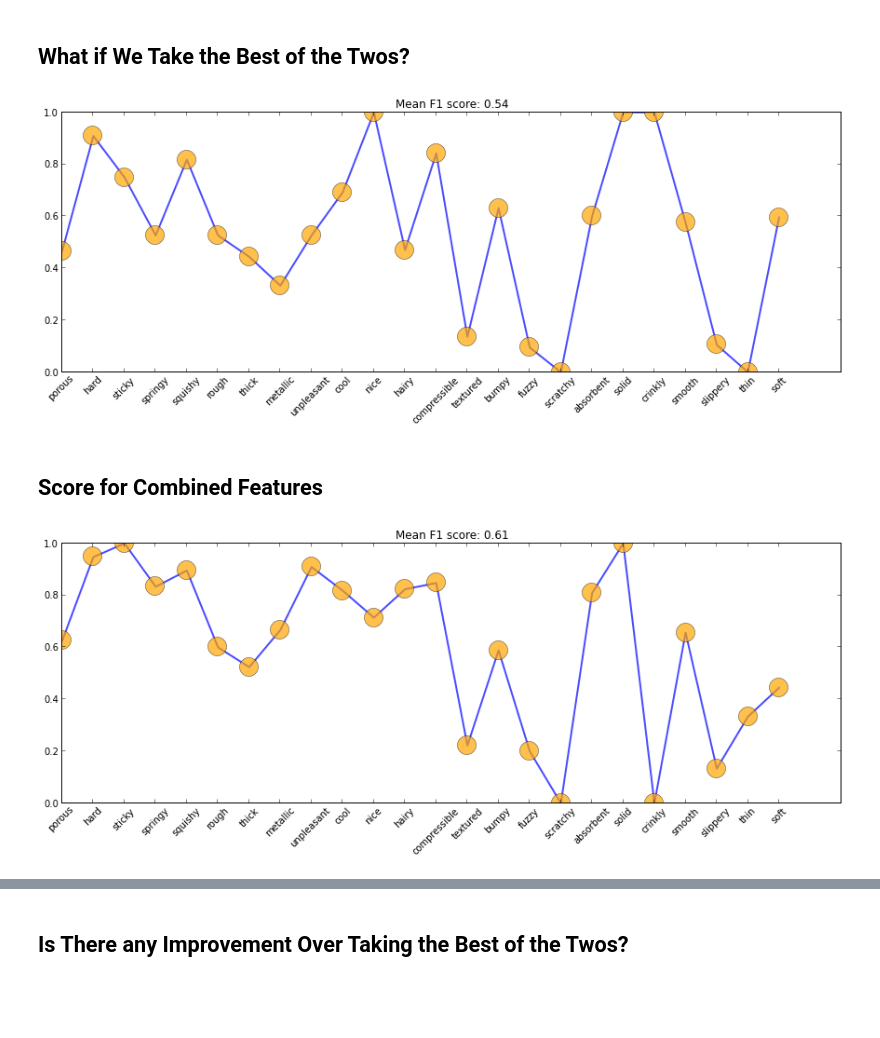
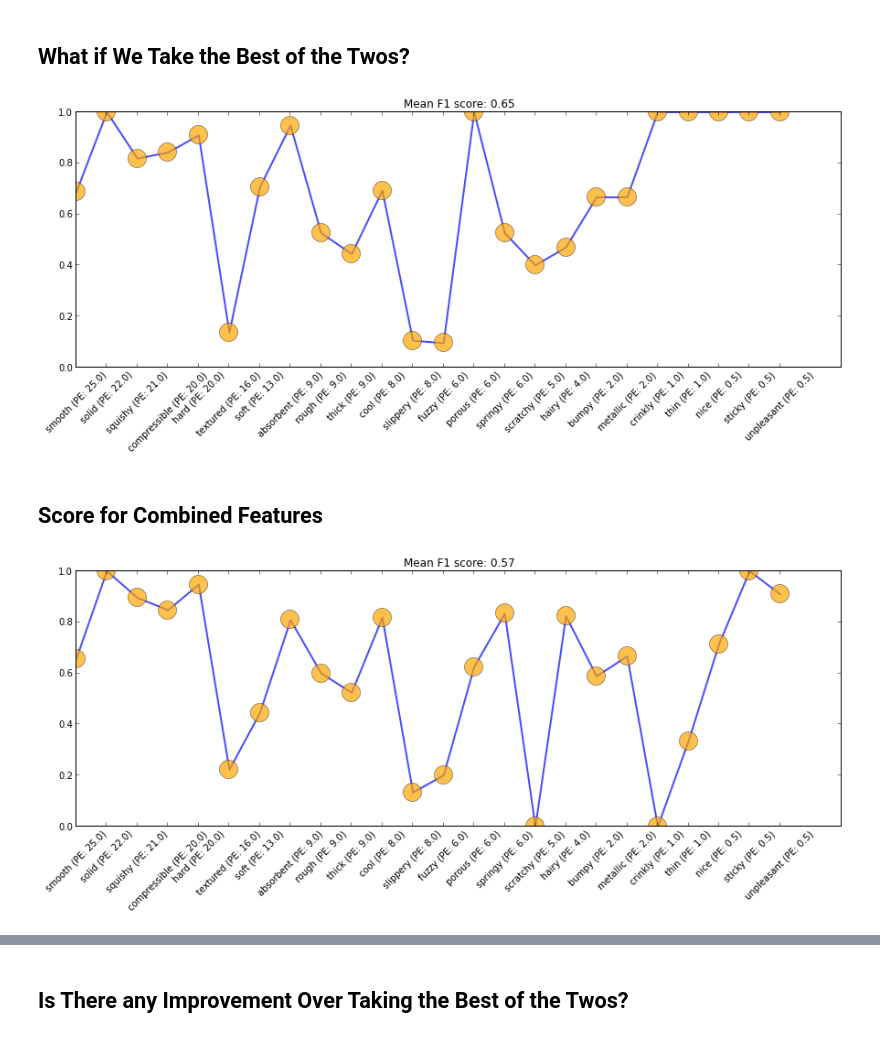
Before and after one commit to IanTheEngineer/Penn-haptics-bolt, a Jupyter notebook: ros/haptics/bolt_haptic_learning/hadjective_hmm_classifier/src/hadjective_hmm_classifier/training_segments/Adjectives Analysis.ipynb, the cells around one changed output, grey strips where cells are left out. Drawn from its saved outputs; the diff is of its cells as text; code cells hidden in the pictures; blank space fills up the shorter version.

```diff
--- a/ros/haptics/bolt_haptic_learning/hadjective_hmm_classifier/src/hadjective_hmm_classifier/training_segments/Adjectives Analysis.ipynb
+++ b/ros/haptics/bolt_haptic_learning/hadjective_hmm_classifier/src/hadjective_hmm_classifier/training_segments/Adjectives Analysis.ipynb
@@ -117,7 +116,7 @@ dynamic_test_precision = {}
 dynamic_test_recall = {}
 
 dynamic_train_score = {}
-for adj in utilities.adjectives:
+for adj in utilities.sorted_adjectives:
     clf_dict = dynamic_classifiers[adj]
     clf = clf_dict['classifier']
     scaler = clf_dict['scaler']
@@ -146,7 +145,7 @@ combined_test_precision = {}
 combined_test_recall = {}
 
 combined_train_score = {}
-for adj in utilities.adjectives:
+for adj in utilities.sorted_adjectives:
     clf_dict = combined_classifiers[adj]
     clf = clf_dict['classifier']
     scaler = clf_dict['scaler']
@@ -167,6 +166,10 @@ for adj in utilities.adjectives:
     else:
         clf_out = clf.predict(train_X)
     combined_train_score[adj] = f1_score(train_Y, clf_out)
+# %%
+range_num_adjectives = range(len(utilities.sorted_adjectives))
+def build_xtick_label():
+    return ["%s (PE: %.1f)"  %(a, utilities.train_pos_examples[a]) for a in utilities.sorted_adjectives]
 # %% [markdown]
 # Analysis of the Data
 # %% [markdown]
@@ -201,16 +206,14 @@ Combined -- F1: 0.58, Precision: 0.67, Recall: 0.53
 ## Which One is Better?
 # %%
 diff_scores = {}
-for adj in utilities.adjectives:
-    #sscore = static_test_score[adj]
-    #dscore = dynamic_test_score[adj]
-    sscore = static_train_score[adj]
-    dscore = dynamic_train_score[adj]
+for adj in utilities.sorted_adjectives:
+    sscore = static_test_score[adj]
+    dscore = dynamic_test_score[adj]
     diff_scores[adj] = sscore-dscore
 
-plot(diff_scores.values(), '-o', ms=20, lw=0.5, alpha=0.7, mfc='orange');
+plot(get_ordered_values(diff_scores), '-o', ms=20, lw=0.5, alpha=0.7, mfc='orange');
 plot(range(len(diff_scores)), [0]*(len(diff_scores)), 'r', lw=2)
-xticks(range(len(diff_scores)), diff_scores.keys(), rotation=45);
-mean_diff_score = mean(diff_scores.values())
+xticks(range_num_adjectives, build_xtick_label(), rotation=45);
+mean_diff_score = mean(filter_adjectives(diff_scores).values())
 title("Positive indicates a better static score, negative is better for dynamics. Mean diff score: %.2f"%mean_diff_score);
 # %% [output]
@@ -221,27 +224,24 @@ No approach seems to be dominant, and in many cases they equal each other (zero
 ## What if We Take the Best of the Twos?
 # %%
 bests = {}
-for adj in utilities.adjectives:
-    #sscore = static_test_score[adj]
-    #dscore = dynamic_test_score[adj]
-    #bests[adj] = sscore if sscore >= dscore else dscore
-    sscore = static_train_score[adj]
-    dscore = dynamic_train_score[adj]
-    bests[adj] = static_test_score[adj] if sscore >= dscore else dynamic_test_score[adj]
+for adj in utilities.sorted_adjectives:
+    sscore = static_test_score[adj]
+    dscore = dynamic_test_score[adj]
+    bests[adj] = sscore if sscore >= dscore else dscore
 
-mean_score = mean(bests.values())
+mean_score = mean(filter_adjectives(bests).values())
 
-plot(bests.values(), '-o', ms=20, lw=2, alpha=0.7, mfc='orange');
-xticks(range(len(bests)), bests.keys(), rotation=45);
+plot(get_ordered_values(bests), '-o', ms=20, lw=2, alpha=0.7, mfc='orange');
+xticks(range_num_adjectives, build_xtick_label(), rotation=45);
 title("Mean F1 score: %.2f" % mean_score);
 # %% [output]
-[figure, old version]
+[figure, new version]
 # %% [markdown]
 ## Score for Combined Features
 # %%
-plot(combined_test_score.values(), '-o', ms=20, lw=2, alpha=0.7, mfc='orange');
-xticks(range(len(combined_test_score)), combined_test_score.keys(), rotation=45);
-mean_score =  mean(combined_test_score.values())
+plot(get_ordered_values(combined_test_score), '-o', ms=20, lw=2, alpha=0.7, mfc='orange');
+xticks(range_num_adjectives, build_xtick_label(), rotation=45);
+mean_score =  mean(filter_adjectives(combined_test_score).values())
 title("Mean F1 score: %.2f" % mean_score);
 # %% [output]
-[figure, old version]
+[figure, new version]
```
Also changed, not shown: parts of 15 cells of this notebook.
